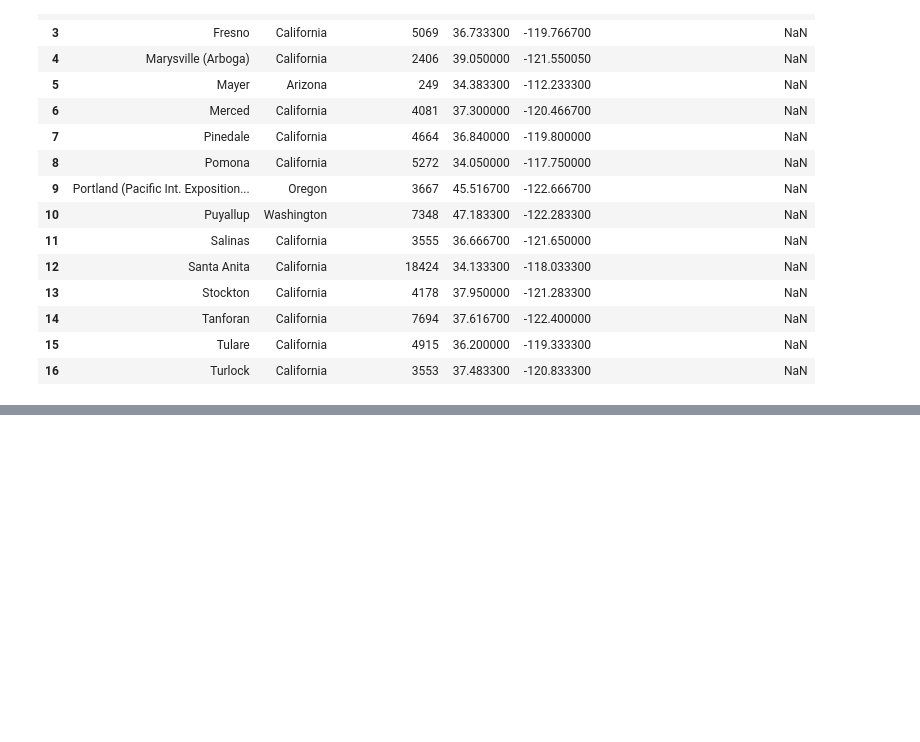
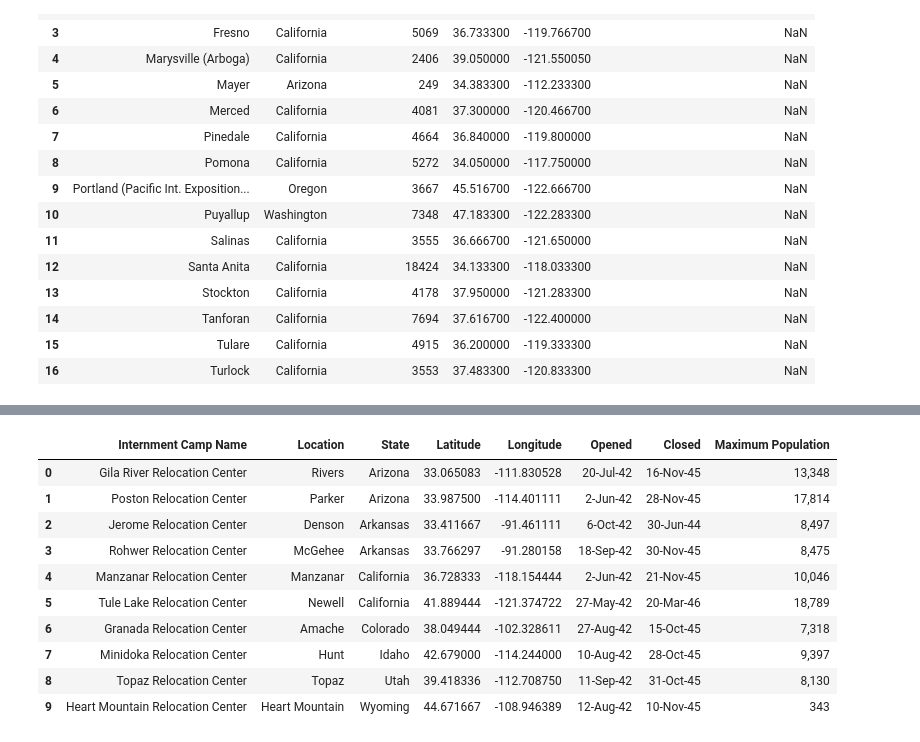
Before and after one commit to ds-modules/colwrit-r4b, a Jupyter notebook: Loading-Cleaning Data.ipynb, the cells around one changed output, grey strips where cells are left out. Saved outputs shown, nothing was run; the diff lists cells and outputs as text; code cells hidden in the pictures; blank space fills up the shorter version.

```diff
--- a/Loading-Cleaning Data.ipynb
+++ b/Loading-Cleaning Data.ipynb
@@ -126,3 +183,17 @@ n = folium.Marker([45.516700, -122.666700], popup='<i>Mt. Hood Meadows</i>', too
 m
 # %% [output]
 [interactive output not drawn]
+# %%
+pd.read_csv('BehindBarbedWire_StoryMap_InternmentCampLocationsMap_Data.csv', error_bad_lines = False)
+# %% [output]
+|  | Internment Camp Name | Location | State | Latitude | Longitude | Opened | Closed | Maximum Population |
+| 0 | Gila River Relocation Center | Rivers | Arizona | 33.065083 | -111.830528 | 20-Jul-42 | 16-Nov-45 | 13,348 |
+| 1 | Poston Relocation Center | Parker | Arizona | 33.987500 | -114.401111 | 2-Jun-42 | 28-Nov-45 | 17,814 |
+| 2 | Jerome Relocation Center | Denson | Arkansas | 33.411667 | -91.461111 | 6-Oct-42 | 30-Jun-44 | 8,497 |
+| 3 | Rohwer Relocation Center | McGehee | Arkansas | 33.766297 | -91.280158 | 18-Sep-42 | 30-Nov-45 | 8,475 |
+| 4 | Manzanar Relocation Center | Manzanar | California | 36.728333 | -118.154444 | 2-Jun-42 | 21-Nov-45 | 10,046 |
+| 5 | Tule Lake Relocation Center | Newell | California | 41.889444 | -121.374722 | 27-May-42 | 20-Mar-46 | 18,789 |
+| 6 | Granada Relocation Center | Amache | Colorado | 38.049444 | -102.328611 | 27-Aug-42 | 15-Oct-45 | 7,318 |
+| 7 | Minidoka Relocation Center | Hunt | Idaho | 42.679000 | -114.244000 | 10-Aug-42 | 28-Oct-45 | 9,397 |
+| 8 | Topaz Relocation Center | Topaz | Utah | 39.418336 | -112.708750 | 11-Sep-42 | 31-Oct-45 | 8,130 |
+| 9 | Heart Mountain Relocation Center | Heart Mountain | Wyoming | 44.671667 | -108.946389 | 12-Aug-42 | 10-Nov-45 | 343 |
```
Also changed, not shown: parts of 6 cells of this notebook.
